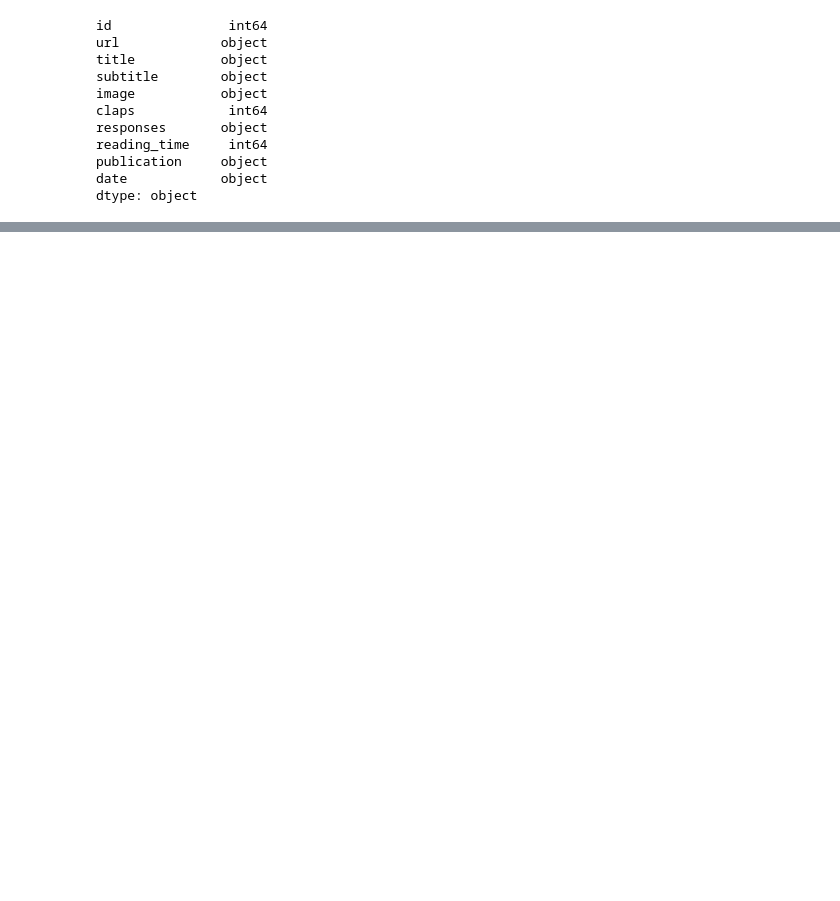
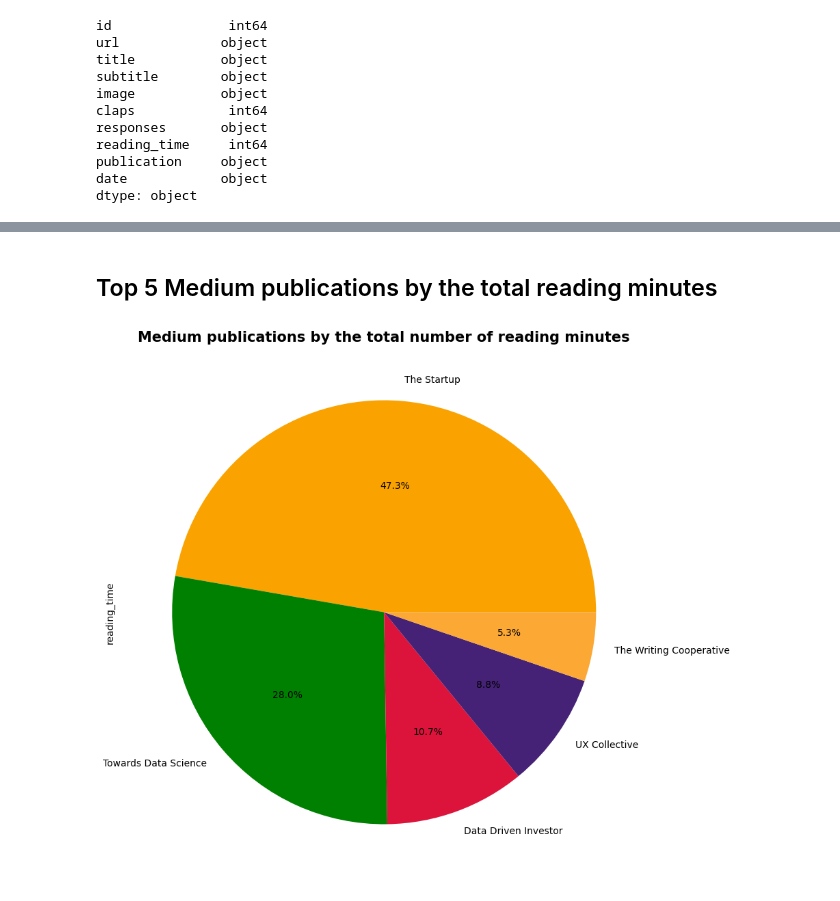
Before and after one commit to Kunleiky/MEDIUM, a Jupyter notebook: medium-publication-data-analysis.ipynb, the cells around one changed output, grey strips where cells are left out. Cells and saved outputs as stored; diff of their text form; code cells hidden in the pictures; blank space fills up the shorter version.

```diff
--- a/medium-publication-data-analysis.ipynb
+++ b/medium-publication-data-analysis.ipynb
@@ -40,0 +232,13 @@ dtype: object
+# %%
+medium['responses'].replace("Read",0,inplace = True)
+# %% [markdown]
+## Top 5 Medium publications by the total reading minutes
+# %%
+readmin = medium.groupby('publication')['reading_time'].sum().sort_values(ascending=False)[:5]
+# %%
+readmin.plot.pie(figsize=(10,12),colors=['#FAA300','green','crimson','#452276','#FBA834'],
+                 autopct='%1.1f%%')
+plt.title('Medium publications by the total number of reading minutes',
+          fontdict={'fontsize':15,'fontweight':'bold'});
+# %% [output]
+[figure, added]
```
Also changed, not shown: parts of 33 cells of this notebook.
